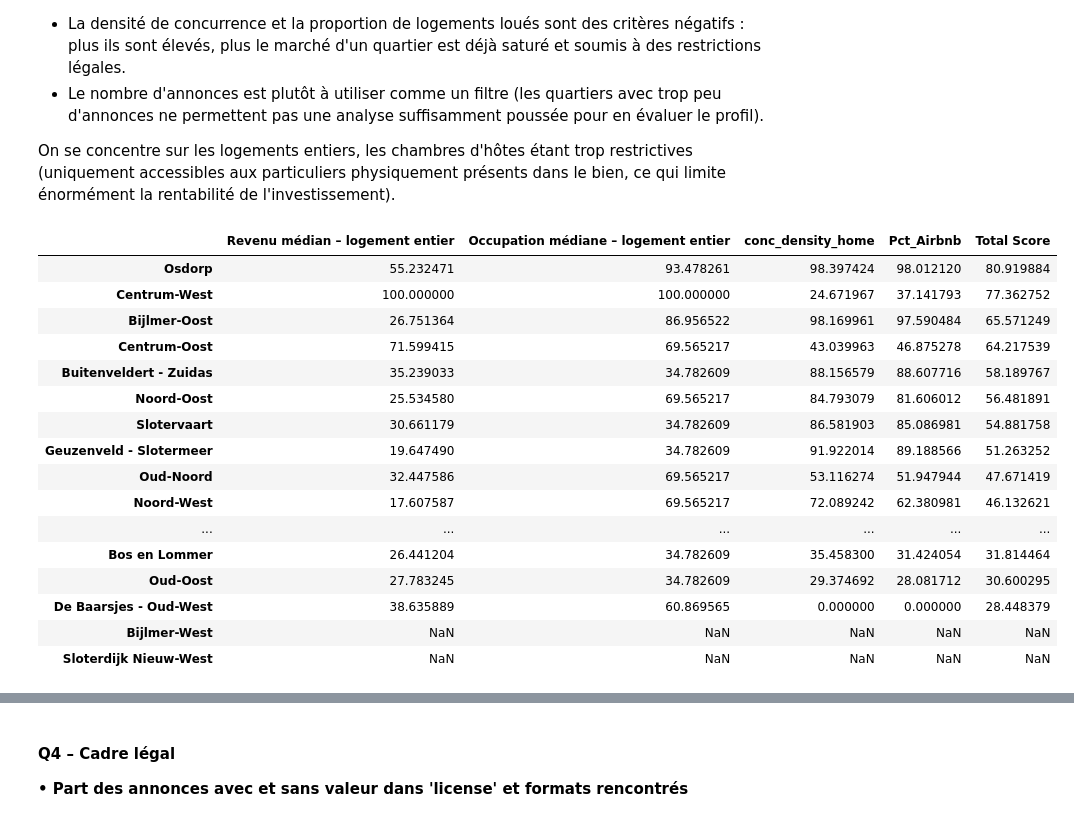
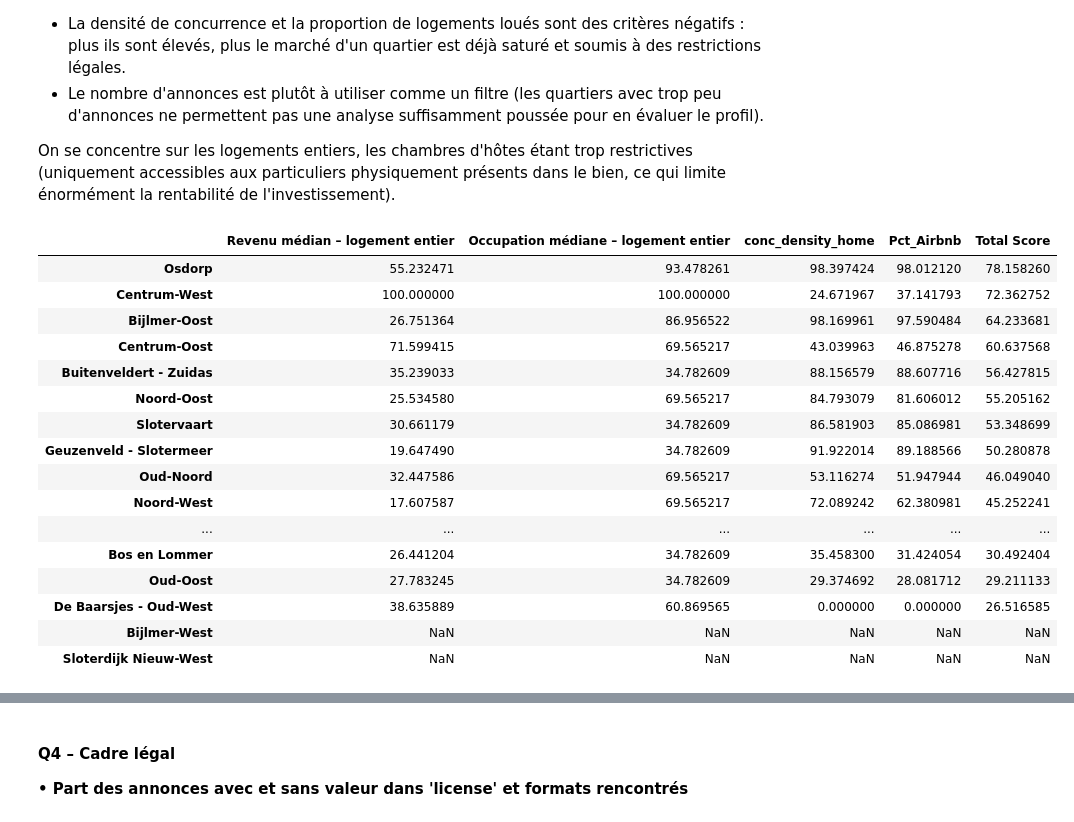
Before and after one commit to LucasLegendre/Projet-airbnb-amsterdam, a Jupyter notebook: Notebook_B-marche_2411.ipynb, the cells around one changed output, grey strips where cells are left out. Saved outputs shown, nothing was run; the diff lists cells and outputs as text; code cells hidden in the pictures.

Commit message:
Update Notebook_B-marche_2411.ipynb
Edited a small error in % for ranking neighborhoods

```diff
--- a/Notebook_B-marche_2411.ipynb
+++ b/Notebook_B-marche_2411.ipynb
@@ -549,40 +549,40 @@ On se concentre sur les logements entiers, les chambres d'hôtes étant trop res
 # %%
 # On commence par pondérer nos indicateurs, qui sont tous dans des unités différentes
 # et sur des échelles différentes : on utilise une normalisation mix-max pour les critères positifs,
 # et max-min pour les critères négatifs
 
 # Min-max : revenu médian, occupation médiane
 revenu_med = (amsterdata['Revenu médian – logement entier']-min(amsterdata['Revenu médian – logement entier']))/(max(amsterdata['Revenu médian – logement entier'])-min(amsterdata['Revenu médian – logement entier']))*100
 occup_med = (amsterdata['Occupation médiane – logement entier']-min(amsterdata['Occupation médiane – logement entier']))/(max(amsterdata['Occupation médiane – logement entier'])-min(amsterdata['Occupation médiane – logement entier']))*100
 # Max-min : densité de concurrence, proportion de logements loués
 dens_conc = (max(amsterdata['conc_density_home'])-amsterdata['conc_density_home'])/(max(amsterdata['conc_density_home'])-min(amsterdata['conc_density_home']))*100
 prop_loc = (max(amsterdata['Pct_Airbnb'])-amsterdata['Pct_Airbnb'])/(max(amsterdata['Pct_Airbnb'])-min(amsterdata['Pct_Airbnb']))*100
 
 # Créer une data frame avec ces quatre paramètres
 ranking = pd.concat([revenu_med, occup_med, dens_conc, prop_loc], axis=1)
 
 # Pondérer les paramètres et compiler un score final global pour chaque quartier
-## On privilégie le revenu (rentabilité brute – 50 %),
+## On privilégie le revenu (rentabilité brute – 45 %),
 ## puis les critères négatifs (densité de concurrence et proportion de logements loués – 20 % chacun),
 ## puis le taux d'occupation (15 %, moins important car déjà pris en compte pour estimer le revenu)
-ranking['Total Score'] = ranking.dot([0.5,0.15,0.2,0.2])
+ranking['Total Score'] = ranking.dot([0.45,0.15,0.2,0.2])
 ranking.sort_values('Total Score', ascending=False)
 # %% [output]
 |  | Revenu médian – logement entier | Occupation médiane – logement entier | conc_density_home | Pct_Airbnb | Total Score |
-| Osdorp | 55.232471 | 93.478261 | 98.397424 | 98.012120 | 80.919884 |
-| Centrum-West | 100.000000 | 100.000000 | 24.671967 | 37.141793 | 77.362752 |
-| Bijlmer-Oost | 26.751364 | 86.956522 | 98.169961 | 97.590484 | 65.571249 |
-| Centrum-Oost | 71.599415 | 69.565217 | 43.039963 | 46.875278 | 64.217539 |
-| Buitenveldert - Zuidas | 35.239033 | 34.782609 | 88.156579 | 88.607716 | 58.189767 |
-| Noord-Oost | 25.534580 | 69.565217 | 84.793079 | 81.606012 | 56.481891 |
-| Slotervaart | 30.661179 | 34.782609 | 86.581903 | 85.086981 | 54.881758 |
-| Geuzenveld - Slotermeer | 19.647490 | 34.782609 | 91.922014 | 89.188566 | 51.263252 |
-| Oud-Noord | 32.447586 | 69.565217 | 53.116274 | 51.947944 | 47.671419 |
-| Noord-West | 17.607587 | 69.565217 | 72.089242 | 62.380981 | 46.132621 |
+| Osdorp | 55.232471 | 93.478261 | 98.397424 | 98.012120 | 78.158260 |
+| Centrum-West | 100.000000 | 100.000000 | 24.671967 | 37.141793 | 72.362752 |
+| Bijlmer-Oost | 26.751364 | 86.956522 | 98.169961 | 97.590484 | 64.233681 |
+| Centrum-Oost | 71.599415 | 69.565217 | 43.039963 | 46.875278 | 60.637568 |
+| Buitenveldert - Zuidas | 35.239033 | 34.782609 | 88.156579 | 88.607716 | 56.427815 |
+| Noord-Oost | 25.534580 | 69.565217 | 84.793079 | 81.606012 | 55.205162 |
+| Slotervaart | 30.661179 | 34.782609 | 86.581903 | 85.086981 | 53.348699 |
+| Geuzenveld - Slotermeer | 19.647490 | 34.782609 | 91.922014 | 89.188566 | 50.280878 |
+| Oud-Noord | 32.447586 | 69.565217 | 53.116274 | 51.947944 | 46.049040 |
+| Noord-West | 17.607587 | 69.565217 | 72.089242 | 62.380981 | 45.252241 |
 | ... | ... | ... | ... | ... | ... |
-| Bos en Lommer | 26.441204 | 34.782609 | 35.458300 | 31.424054 | 31.814464 |
-| Oud-Oost | 27.783245 | 34.782609 | 29.374692 | 28.081712 | 30.600295 |
-| De Baarsjes - Oud-West | 38.635889 | 60.869565 | 0.000000 | 0.000000 | 28.448379 |
+| Bos en Lommer | 26.441204 | 34.782609 | 35.458300 | 31.424054 | 30.492404 |
+| Oud-Oost | 27.783245 | 34.782609 | 29.374692 | 28.081712 | 29.211133 |
+| De Baarsjes - Oud-West | 38.635889 | 60.869565 | 0.000000 | 0.000000 | 26.516585 |
 | Bijlmer-West | NaN | NaN | NaN | NaN | NaN |
 | Sloterdijk Nieuw-West | NaN | NaN | NaN | NaN | NaN |
 # %%
```
Also changed, not shown: parts of 3 cells of this notebook.
